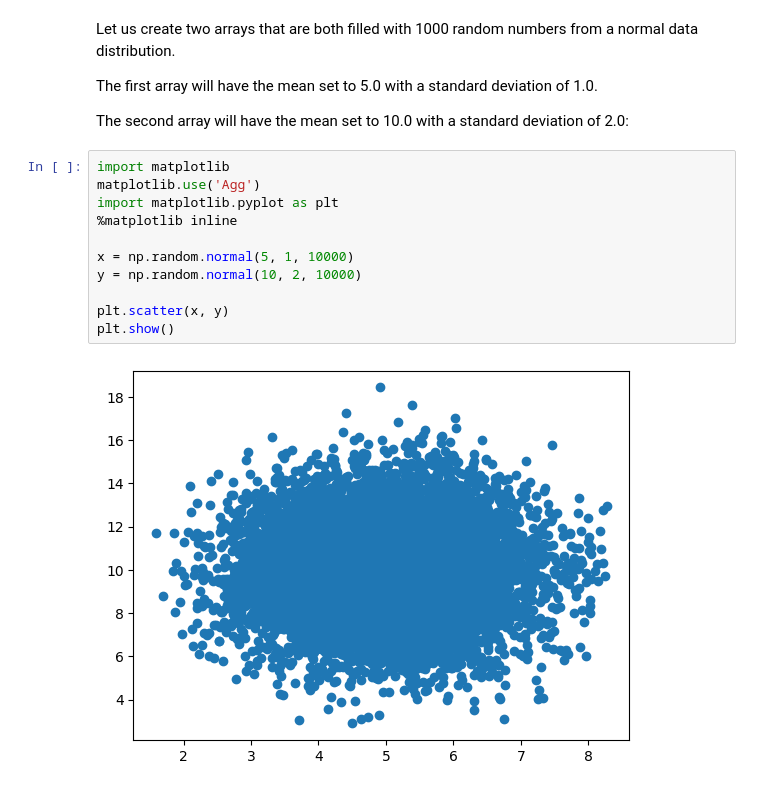
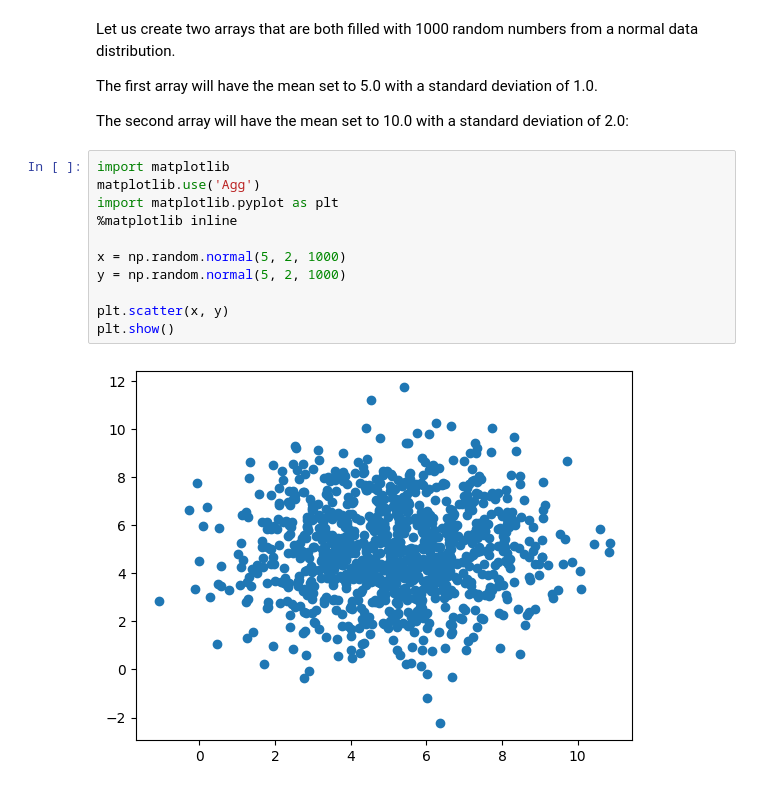
Before and after one commit to Slothay/MachineLearning, a Jupyter notebook: Day1/Show/mathML.ipynb, the cells around one changed output. Saved outputs shown, nothing was run; the diff lists cells and outputs as text.

```diff
--- a/Day1/Show/mathML.ipynb
+++ b/Day1/Show/mathML.ipynb
@@ -83,13 +106,13 @@ The second array will have the mean set to 10.0 with a standard deviation of 2.0
 # %%
 import matplotlib
 matplotlib.use('Agg')
 import matplotlib.pyplot as plt
 %matplotlib inline
 
-x = np.random.normal(5, 1, 10000)
-y = np.random.normal(10, 2, 10000)
+x = np.random.normal(5, 2, 1000)
+y = np.random.normal(5, 2, 1000)
 
 plt.scatter(x, y)
 plt.show()
 # %% [output]
-[figure, old version]
+[figure, new version]
```
Also changed, not shown: parts of 5 cells of this notebook, 5 other files.
